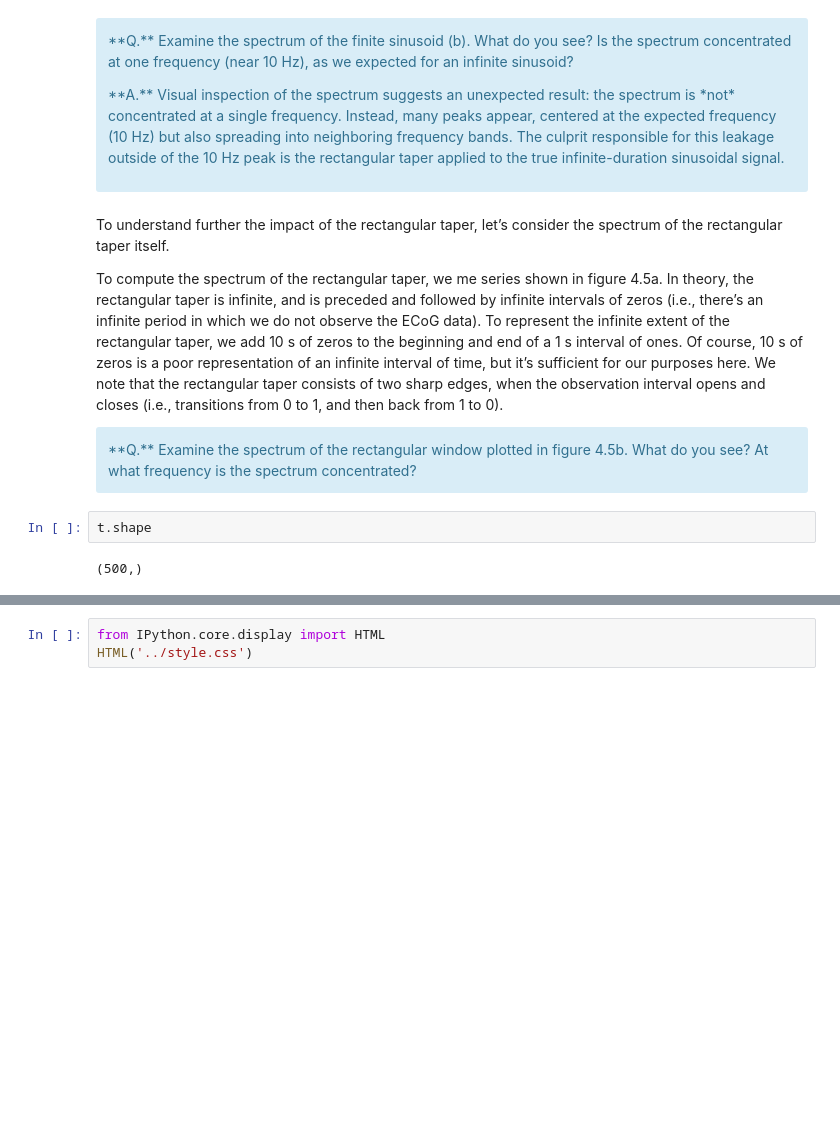
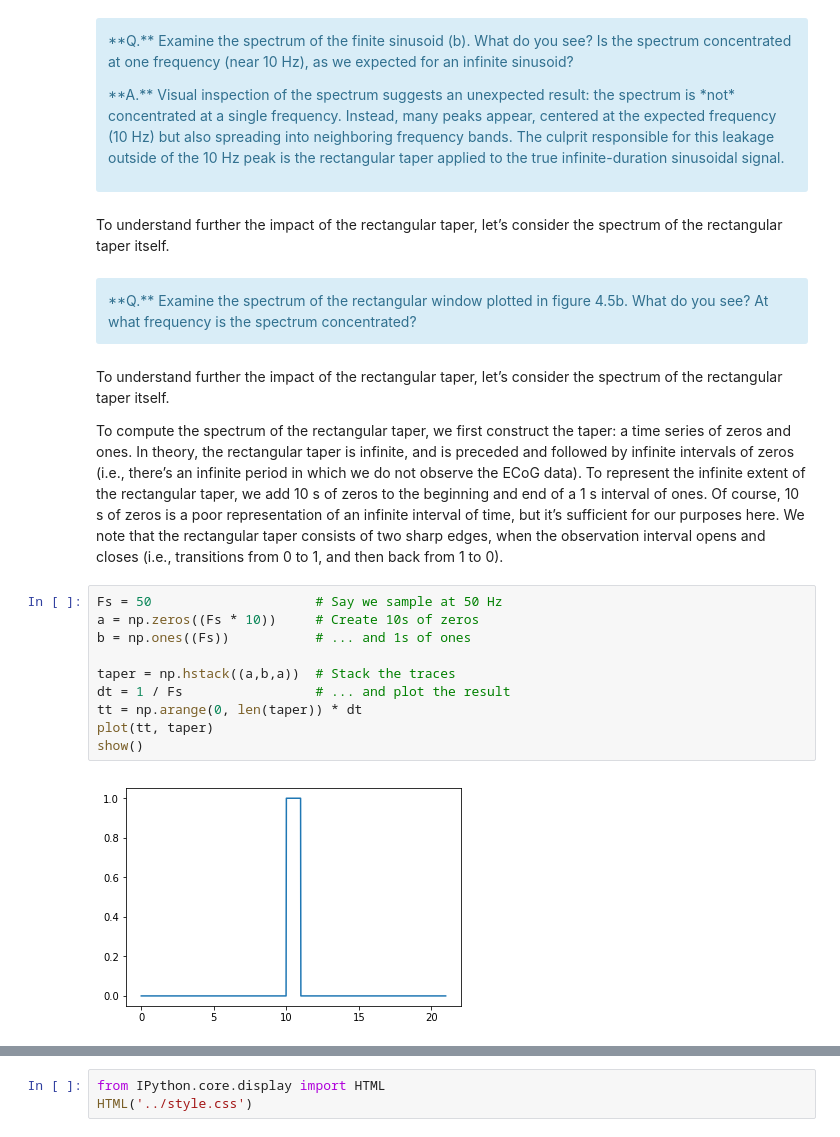
Before and after one commit to Mark-Kramer/Case-Studies-Python, a Jupyter notebook: 6. The Power Spectrum (Part 2)/Analysis of rhythmic activity in the Electrocorticogram.ipynb, the cells around one changed output, grey strips where cells are left out. Cells and saved outputs as stored; diff of their text form; blank space fills up the shorter version.

```diff
--- a/6. The Power Spectrum (Part 2)/Analysis of rhythmic activity in the Electrocorticogram.ipynb
+++ b/6. The Power Spectrum (Part 2)/Analysis of rhythmic activity in the Electrocorticogram.ipynb
@@ -138,17 +138,25 @@ In mathematical language, we say that the spectrum of the infinite sinusoid is a
 **A.** Visual inspection of the spectrum suggests an unexpected result: the spectrum is *not* concentrated at a single frequency. Instead, many peaks appear, centered at the expected frequency (10 Hz) but also spreading into neighboring frequency bands. The culprit responsible for this leakage outside of the 10 Hz peak is the rectangular taper applied to the true infinite-duration sinusoidal signal.
 </p>
 </div>
+# %% [markdown]
+To understand further the impact of the rectangular taper, let’s consider the spectrum of the rectangular taper itself.
+# %% [markdown]
+<div class="alert alert-block alert-info">
+**Q.** Examine the spectrum of the rectangular window plotted in figure 4.5b. What do you see? At what frequency is the spectrum concentrated?
+</div>
 # %% [markdown]
 To understand further the impact of the rectangular taper, let’s consider the spectrum of the rectangular taper itself.
 
-To compute the spectrum of the rectangular taper, we me series shown in figure 4.5a. In theory, the rectangular taper is infinite, and is preceded and followed by infinite intervals of zeros (i.e., there’s an infinite period in which we do not observe the ECoG data). To represent the infinite extent of the rectangular taper, we add 10 s of zeros to the beginning and end of a 1 s interval of ones. Of course, 10 s of zeros is a poor representation of an infinite interval of time, but it’s sufficient for our purposes here. We note that the rectangular taper consists of two sharp edges, when the observation interval opens and closes (i.e., transitions from 0 to 1, and then back from 1 to 0).
-
-
-
-<div class="alert alert-block alert-info">
-**Q.** Examine the spectrum of the rectangular window plotted in figure 4.5b. What do you see? At what frequency is the spectrum concentrated?
-</div>
+To compute the spectrum of the rectangular taper, we first construct the taper: a time series of zeros and ones. In theory, the rectangular taper is infinite, and is preceded and followed by infinite intervals of zeros (i.e., there’s an infinite period in which we do not observe the ECoG data). To represent the infinite extent of the rectangular taper, we add 10 s of zeros to the beginning and end of a 1 s interval of ones. Of course, 10 s of zeros is a poor representation of an infinite interval of time, but it’s sufficient for our purposes here. We note that the rectangular taper consists of two sharp edges, when the observation interval opens and closes (i.e., transitions from 0 to 1, and then back from 1 to 0).
-# %%
-t.shape
-# %% [output]
-(500,)
+# %%
+Fs = 50                     # Say we sample at 50 Hz
+a = np.zeros((Fs * 10))     # Create 10s of zeros
+b = np.ones((Fs))           # ... and 1s of ones
+
+taper = np.hstack((a,b,a))  # Stack the traces
+dt = 1 / Fs                 # ... and plot the result
+tt = np.arange(0, len(taper)) * dt
+plot(tt, taper)
+show()
+# %% [output]
+[figure, added]
```
Also changed, not shown: parts of 11 cells of this notebook.
